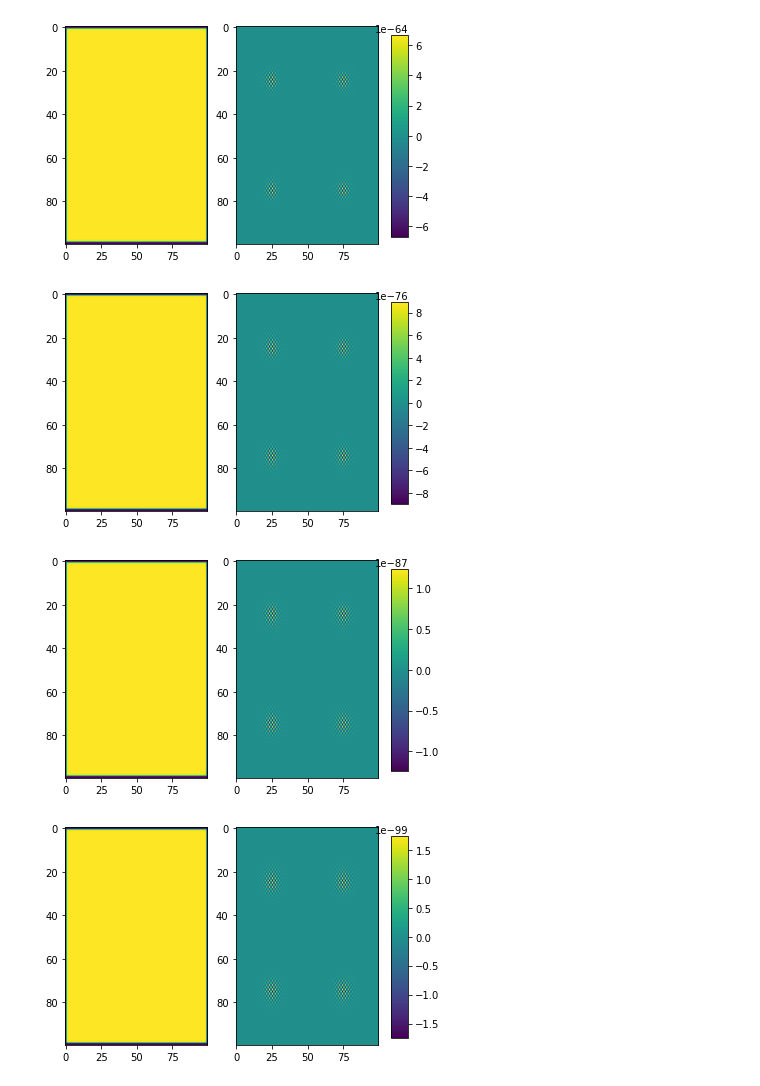
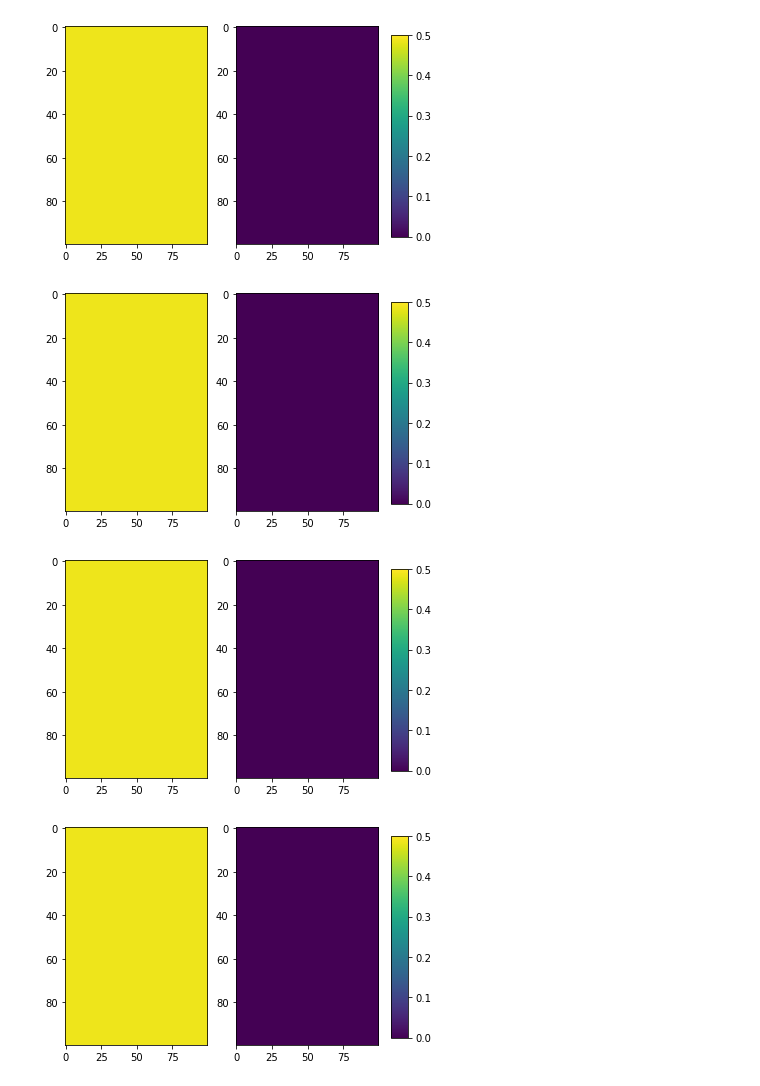
Before and after one commit to karellempes/ScieComp, a Jupyter notebook: Assignment 2/D, The Gray-Scott model.ipynb, the cells around one changed output. Saved outputs shown, nothing was run; the diff lists cells and outputs as text; code cells hidden in the pictures.

```diff
--- a/Assignment 2/D, The Gray-Scott model.ipynb
+++ b/Assignment 2/D, The Gray-Scott model.ipynb
@@ -11,7 +11,7 @@ dt = 1
 dx = 1
 D_u = 0.16
 D_v = 0.08
-f = 0.035
+f = 0.8
 k = 0.060
 w = 1.9
 # %%
@@ -33,37 +33,33 @@ def init(N, v_size):
 def GS_update(U_grid, D_u, V_grid, D_v, f, k):
     U = np.copy(U_grid)
     V = np.copy(V_grid)
-    for j in range(1,len(U)-1):
-        for i in range(1,len(U)-1):
+    for j in range(0,len(U)):
+        for i in range(0,len(U)):
             u = U[j,i]
             v = V[j,i]
-            # Deze boundary conditions moeten we aanpassen. Zodat het veld niet leeg loopt.
-            if i == 0:
-                grad_u = U[j,i] + ( D_u*dt / (dx**2)) * (U[j+1,i] + U[j-1,i]+ U[j,i+1] +U[j,-1] -4 * U[j,i])
-                grad_v = V[j,i] + ( D_v*dt / (dx**2)) * (V[j+1,i] + V[j-1,i]+ V[j,i+1] +V[j,-1] -4 * V[j,i])
-            elif i == len(U_grid)-1:
-                grad_u = U[j,i] + ( D_u*dt / (dx**2)) * (U[j+1,i] + U[j-1,i]+ U[j,len(U_grid)-1] +U[j,i-1] -4 * U[j,i])
-                grad_v = V[j,i] + ( D_v*dt / (dx**2)) * (V[j+1,i] + V[j-1,i]+ V[j,len(U_grid)-1] +V[j,i-1] -4 * V[j,i])
-            else:
-                grad_u = U[j,i] + ( D_u*dt / (dx**2)) * (U[j+1,i] + U[j-1,i]+ U[j,i+1] +U[j,i-1] -4 * U[j,i])
-                grad_v = V[j,i] + ( D_v*dt / (dx**2)) * (V[j+1,i] + V[j-1,i]+ V[j,i+1] +V[j,i-1] -4 * V[j,i])
-            U_grid[j,i] = D_u * grad_u - u * v**2 + f * (1-u)
-            V_grid[j,i] = D_v * grad_v + u * v**2 - (f+k) * v
+            grad_u = U[j,i] + ( D_u*dt / (dx**2)) * (U[(j+1)%len(U), i] + U[(j-1)%len(U),i]+ U[j,(i+1)%len(U)] +U[j,(i-1)%len(U)] -4 * U[j,i])
+            grad_v = V[j,i] + ( D_v*dt / (dx**2)) * (V[(j+1)%len(U), i] + V[(j-1)%len(U),i]+ V[j,(i+1)%len(U)] +V[j,(i-1)%len(U)] -4 * V[j,i])
+            U_grid[j,i] = (D_u * grad_u)- (u * v**2) + (f * (1-u))
+            V_grid[j,i] = (D_v * grad_v)+ (u * v**2) - ((f+k) * v)
     return U_grid, V_grid
 # %%
-U_grid,V_grid = init(N,25)
+U_grid,V_grid = init(N,10)
+
+fig, axes = plt.subplots(nrows=1, ncols=2)
+im1 = axes[0].imshow(U_grid,vmin=0, vmax=0.5,aspect='auto', cmap='viridis')
+im2 = axes[1].imshow(V_grid,vmin=0, vmax=0.5,aspect='auto', cmap='viridis')
+
+fig.subplots_adjust(right=0.85)
+cbar_ax = fig.add_axes([0.88, 0.15, 0.04, 0.7])
+fig.colorbar(im2, cax=cbar_ax)
 
 def run(U_grid,V_grid,t_max):
     for t in range(t_max):
         U_grid, V_grid = GS_update(U_grid, D_u, V_grid, D_v, f, k)
         if t%10==0:
             fig, axes = plt.subplots(nrows=1, ncols=2)
-            im1 = axes[0].imshow(U_grid,
-#                                  vmin=0, vmax=0.5,
-                                 aspect='auto', cmap='viridis')
-            im2 = axes[1].imshow(V_grid,
-#                                  vmin=0, vmax=0.5,
-                                 aspect='auto', cmap='viridis')
+            im1 = axes[0].imshow(U_grid,vmin=0, vmax=0.5,aspect='auto', cmap='viridis')
+            im2 = axes[1].imshow(V_grid,vmin=0, vmax=0.5,aspect='auto', cmap='viridis')
 
             fig.subplots_adjust(right=0.85)
             cbar_ax = fig.add_axes([0.88, 0.15, 0.04, 0.7])
@@ -78,4 +74,4 @@ run(U_grid,V_grid,100)
-[figure, old version]
+[figure, new version]
-[figure, old version]
+[figure, new version]
-[figure, old version]
+[figure, new version]
-[figure, old version]
+[figure, new version]
```
Also changed, not shown: parts of 2 cells of this notebook.
